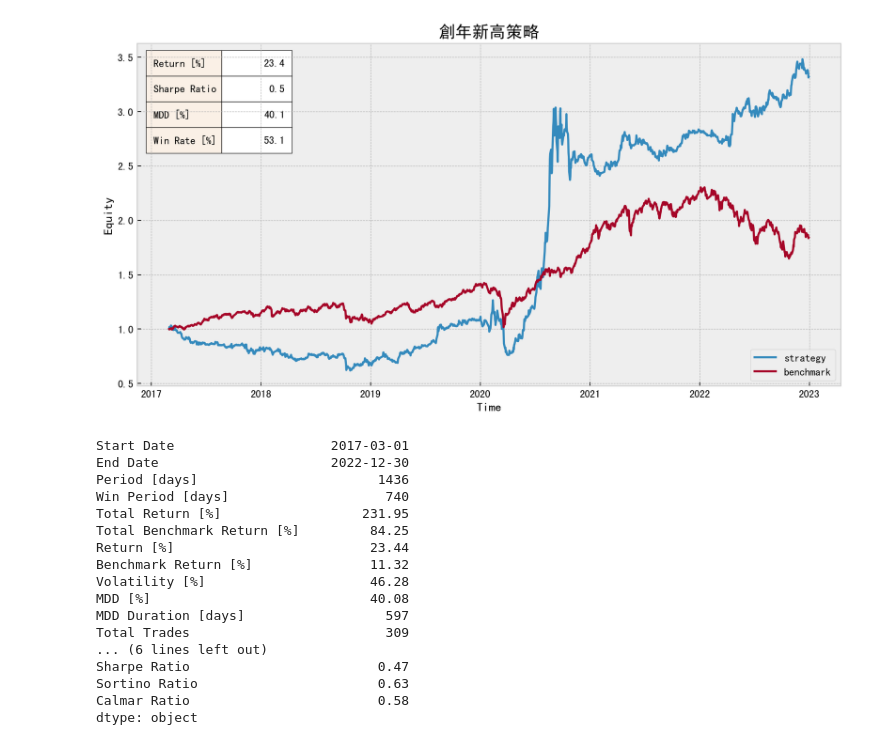
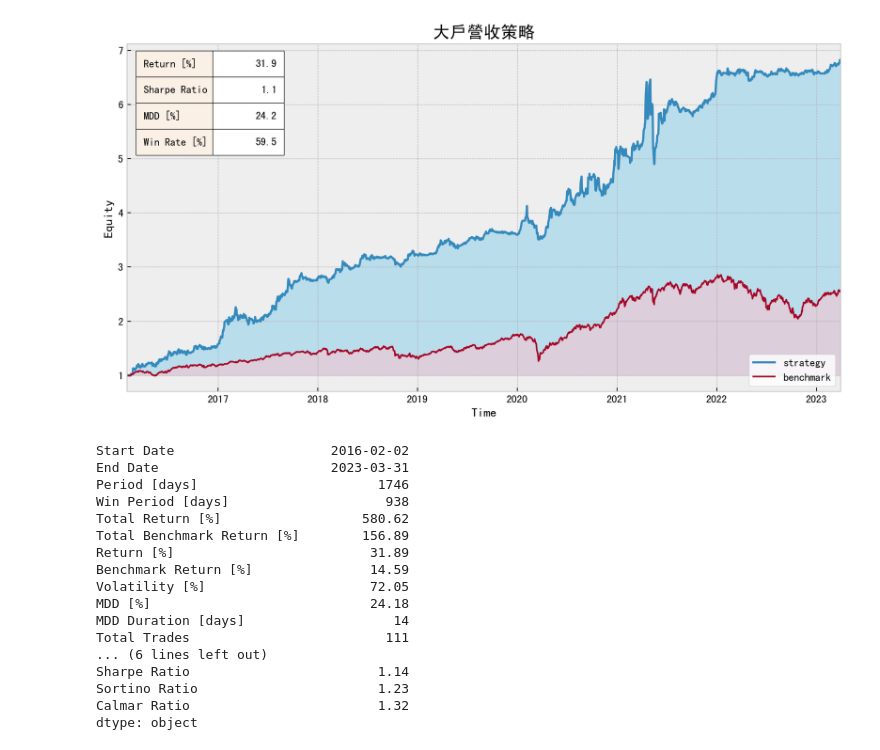
Before and after one commit to kuanhsu0627/BBQuant, a Jupyter notebook: strategy.ipynb, the cells around one changed output. Drawn from its saved outputs; the diff is of its cells as text; code cells hidden in the pictures.

```diff
--- a/strategy.ipynb
+++ b/strategy.ipynb
@@ -143,7 +102,31 @@ bt.optimize(entries, type='stop')
+# %%
+import BBQuant as bbq
+import pandas as pd
+import warnings
+from tqdm import tqdm_notebook
+from tqdm.notebook import tqdm_notebook
+warnings.filterwarnings("ignore")
+tqdm_notebook.pandas()
+
+df = pd.read_feather('/Users/kuanhsu/Desktop/code/Python/FILE/還原股價日資料.ftr')
+pb = pd.read_feather('/Users/kuanhsu/Desktop/code/Python/FILE/股價淨值比.ftr')
+revenue = pd.read_feather('/Users/kuanhsu/Desktop/code/Python/FILE/營收年增率.ftr')
+depository = pd.read_feather('/Users/kuanhsu/Desktop/code/Python/FILE/集保戶.ftr')
+# %%
+close = bbq.get(df, 'Close')
+open = bbq.get(df, 'Open')
+volume = bbq.get(df, 'Volume')
+pbr = bbq.get(pb, 'PBR')
+rev_y = bbq.get(revenue, 'ygrowth')
+large = bbq.get(depository, 'above_400')
+major = bbq.get(depository, 'above_200')
 # %%
-bt = bbq.setting(open, freq='M', nstocks=5, rank=-close, stop_loss=0.1)
-position = bt.strategy(entries)
+entries = (major > 60) & (rev_y > 40)
+exits = major.fall().sustain(2)
+
+bt = bbq.setting(open, nstocks=5, rank=-close)
+position = bt.strategy(entries, exits)
 report = bt.sim(position)
-report.plot(name='創年新高策略')
+report.display('大戶營收策略')
 # %% [output]
-[figure, old version]
+[figure, new version]
@@ -150,20 +135,20 @@ report.plot(name='創年新高策略')
 # %%
 report.stats()
 # %% [output]
-Start Date                    2017-03-01
-End Date                      2022-12-30
-Period [days]                       1436
-Win Period [days]                    740
-Total Return [%]                  231.95
-Total Benchmark Return [%]         84.25
-Return [%]                         23.44
-Benchmark Return [%]               11.32
-Volatility [%]                     46.28
-MDD [%]                            40.08
-MDD Duration [days]                  597
-Total Trades                         309
+Start Date                    2016-02-02
+End Date                      2023-03-31
+Period [days]                       1746
+Win Period [days]                    938
+Total Return [%]                  580.62
+Total Benchmark Return [%]        156.89
+Return [%]                         31.89
+Benchmark Return [%]               14.59
+Volatility [%]                     72.05
+MDD [%]                            24.18
+MDD Duration [days]                   14
+Total Trades                         111
 ... (6 lines left out)
-Sharpe Ratio                        0.47
-Sortino Ratio                       0.63
-Calmar Ratio                        0.58
+Sharpe Ratio                        1.14
+Sortino Ratio                       1.23
+Calmar Ratio                        1.32
 dtype: object
```
Also changed, not shown: parts of 32 cells of this notebook.
